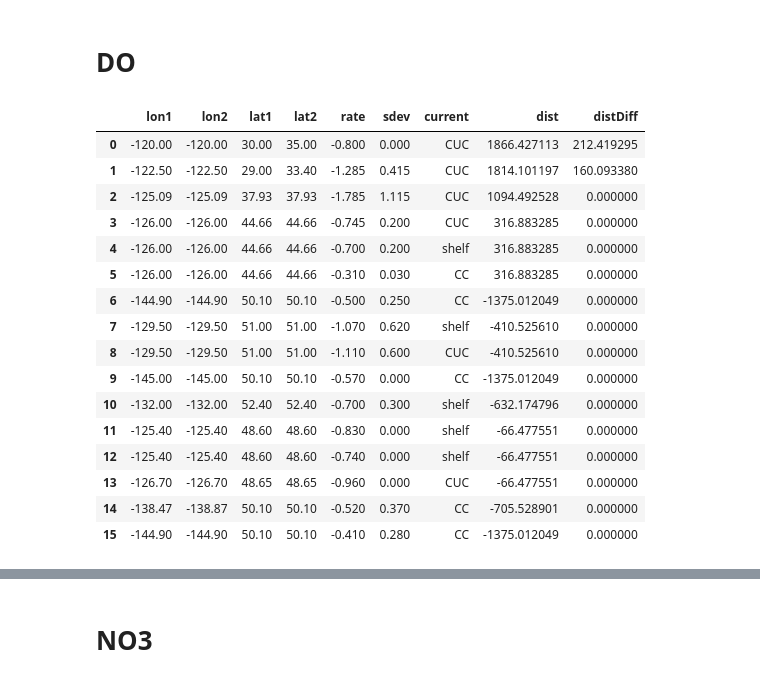
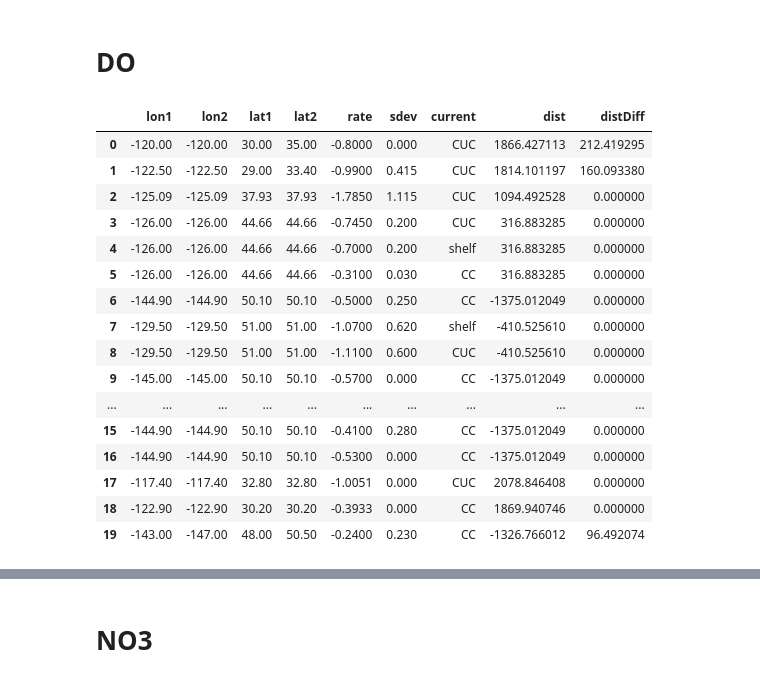
Before and after one commit to UBC-MOAD/analysis-becca, a Jupyter notebook: Synthesis/TrendPlotting.ipynb, the cells around one changed output, grey strips where cells are left out. Drawn from its saved outputs; the diff is of its cells as text; code cells hidden in the pictures.

```diff
--- a/Synthesis/TrendPlotting.ipynb
+++ b/Synthesis/TrendPlotting.ipynb
@@ -781,20 +787,32 @@ plt.savefig('/ocean/rbeutel/MOAD/analysis-becca/Synthesis/output/SpiceTrends.png
 [figure]
 # %% [markdown]
 # DO
+# %%
+# conversion functions
+# want all the trends in umol/kg/yr
+
+def oxygen_mlL_to_umolkg(oxygen_mlL):
+    # # empirical conversion from Crawford and Pena (2013)
+    # more accurate to use molar mass and density BUT we don't have temperature and salinity so..
+
+    C = 43.7 # umol/kg per 1 ml/L
+    oxygen_umolkg = (oxygen_mlL * C)
+
+    return oxygen_umolkg
 # %%
 # load in lit review results here
-points = 16
+points = 20
 d = {'lon1':np.zeros(points),'lon2':np.zeros(points),'lat1':np.zeros(points),'lat2':np.zeros(points),
      'rate':np.zeros(points),'sdev':np.zeros(points),'current':np.zeros(points),'dist':np.zeros(points),'distDiff':np.zeros(points)}
 Oxlit = pd.DataFrame(d)
 
-Oxlit['lon1'] = [-120, -122.5, -125.09, -126, -126, -126, -144.9, -129.5, -129.5,-145,-132,-125.4,-125.4,-126.7,-138.47,-144.9]
-Oxlit['lon2'] = [-120, -122.5, -125.09, -126, -126, -126, -144.9, -129.5, -129.5,-145,-132,-125.4,-125.4,-126.7,-138.87,-144.9]
-Oxlit['lat1'] = [30, 29, 37.93, 44.66, 44.66, 44.66, 50.1, 51, 51,50.1,52.4,48.6,48.6,48.65,50.1,50.1]
-Oxlit['lat2'] = [35, 33.4, 37.93, 44.66, 44.66, 44.66, 50.1, 51, 51,50.1,52.4,48.6,48.6,48.65,50.1,50.1]
-Oxlit['current'] = ['CUC','CUC','CUC','CUC','shelf','CC','CC','shelf','CUC','CC','shelf','shelf','shelf','CUC','CC','CC']
-Oxlit['rate'] = [-0.8,-1.285,-1.785,-0.745,-0.7,-0.31,-0.5,-1.07,-1.11,-0.57,-0.7,-0.83,-0.74,-0.96,-0.52,-0.41]
-Oxlit['sdev'] = [0,0.415,1.115,0.2,0.2,0.03,0.25,0.62,0.6,0,0.3,0,0,0,0.37,0.28]
+Oxlit['lon1'] = [-120, -122.5, -125.09, -126, -126, -126, -144.9, -129.5, -129.5,-145,-132,-125.4,-125.4,-126.7,-138.47,-144.9,-144.9,-117.4,-122.9,-143]
+Oxlit['lon2'] = [-120, -122.5, -125.09, -126, -126, -126, -144.9, -129.5, -129.5,-145,-132,-125.4,-125.4,-126.7,-138.87,-144.9,-144.9,-117.4,-122.9,-147]
+Oxlit['lat1'] = [30, 29, 37.93, 44.66, 44.66, 44.66, 50.1, 51, 51,50.1,52.4,48.6,48.6,48.65,50.1,50.1,50.1,32.8,30.2,48]
+Oxlit['lat2'] = [35, 33.4, 37.93, 44.66, 44.66, 44.66, 50.1, 51, 51,50.1,52.4,48.6,48.6,48.65,50.1,50.1,50.1,32.8,30.2,50.5]
+Oxlit['current'] = ['CUC','CUC','CUC','CUC','shelf','CC','CC','shelf','CUC','CC','shelf','shelf','shelf','CUC','CC','CC','CC','CUC','CC','CC']
+Oxlit['rate'] = [-0.8,-0.99,-1.785,-0.745,-0.7,-0.31,-0.5,-1.07,-1.11,-0.57,-0.7,-0.83,-0.74,-0.96,-0.52,-0.41,-0.53,oxygen_mlL_to_umolkg(-0.023),oxygen_mlL_to_umolkg(-0.009),-0.24]
+Oxlit['sdev'] = [0,0.415,1.115,0.2,0.2,0.03,0.25,0.62,0.6,0,0.3,0,0,0,0.37,0.28,0,0,0,0.23]
 
 
 # calculate distances
@@ -816,49 +834,49 @@ Oxlit['dist'][(Oxlit.current == 'CC')] = np.select(
         np.isnan(abs_a),        # a NaN, take b
         np.isnan(abs_b)         # b NaN, take a
     ],
     [
         np.nanmean([distance_NS1,distance_NS2],axis=0)[(Oxlit.current == 'CC')],
         np.nanmean([distance_EW1,distance_EW2],axis=0)[(Oxlit.current == 'CC')],
         np.nanmean([distance_EW1,distance_EW2],axis=0)[(Oxlit.current == 'CC')],
         np.nanmean([distance_NS1,distance_NS2],axis=0)[(Oxlit.current == 'CC')]
     ],
     default=np.nan
 )
 Oxlit['distDiff'][(Oxlit.current == 'CC')] = np.select(
     [
         abs_a <= abs_b,       # a closer to zero
         abs_b < abs_a,       # b closer to zero
         np.isnan(abs_a),        # a NaN, take b
         np.isnan(abs_b)         # b NaN, take a
     ],
     [
         np.abs(distance_NS1-distance_NS2)[(Oxlit.current == 'CC')]/2,
         np.abs(distance_EW1-distance_EW2)[(Oxlit.current == 'CC')]/2,
         np.abs(distance_EW1-distance_EW2)[(Oxlit.current == 'CC')]/2,
         np.abs(distance_NS1-distance_NS2)[(Oxlit.current == 'CC')]/2
     ],
     default=np.nan
 )
 
 Oxlit
 # %% [output]
 |  | lon1 | lon2 | lat1 | lat2 | rate | sdev | current | dist | distDiff |
-| 0 | -120.00 | -120.00 | 30.00 | 35.00 | -0.800 | 0.000 | CUC | 1866.427113 | 212.419295 |
-| 1 | -122.50 | -122.50 | 29.00 | 33.40 | -1.285 | 0.415 | CUC | 1814.101197 | 160.093380 |
-| 2 | -125.09 | -125.09 | 37.93 | 37.93 | -1.785 | 1.115 | CUC | 1094.492528 | 0.000000 |
-| 3 | -126.00 | -126.00 | 44.66 | 44.66 | -0.745 | 0.200 | CUC | 316.883285 | 0.000000 |
-| 4 | -126.00 | -126.00 | 44.66 | 44.66 | -0.700 | 0.200 | shelf | 316.883285 | 0.000000 |
-| 5 | -126.00 | -126.00 | 44.66 | 44.66 | -0.310 | 0.030 | CC | 316.883285 | 0.000000 |
-| 6 | -144.90 | -144.90 | 50.10 | 50.10 | -0.500 | 0.250 | CC | -1375.012049 | 0.000000 |
-| 7 | -129.50 | -129.50 | 51.00 | 51.00 | -1.070 | 0.620 | shelf | -410.525610 | 0.000000 |
-| 8 | -129.50 | -129.50 | 51.00 | 51.00 | -1.110 | 0.600 | CUC | -410.525610 | 0.000000 |
-| 9 | -145.00 | -145.00 | 50.10 | 50.10 | -0.570 | 0.000 | CC | -1375.012049 | 0.000000 |
-| 10 | -132.00 | -132.00 | 52.40 | 52.40 | -0.700 | 0.300 | shelf | -632.174796 | 0.000000 |
-| 11 | -125.40 | -125.40 | 48.60 | 48.60 | -0.830 | 0.000 | shelf | -66.477551 | 0.000000 |
-| 12 | -125.40 | -125.40 | 48.60 | 48.60 | -0.740 | 0.000 | shelf | -66.477551 | 0.000000 |
-| 13 | -126.70 | -126.70 | 48.65 | 48.65 | -0.960 | 0.000 | CUC | -66.477551 | 0.000000 |
-| 14 | -138.47 | -138.87 | 50.10 | 50.10 | -0.520 | 0.370 | CC | -705.528901 | 0.000000 |
-| 15 | -144.90 | -144.90 | 50.10 | 50.10 | -0.410 | 0.280 | CC | -1375.012049 | 0.000000 |
+| 0 | -120.00 | -120.00 | 30.00 | 35.00 | -0.8000 | 0.000 | CUC | 1866.427113 | 212.419295 |
+| 1 | -122.50 | -122.50 | 29.00 | 33.40 | -0.9900 | 0.415 | CUC | 1814.101197 | 160.093380 |
+| 2 | -125.09 | -125.09 | 37.93 | 37.93 | -1.7850 | 1.115 | CUC | 1094.492528 | 0.000000 |
+| 3 | -126.00 | -126.00 | 44.66 | 44.66 | -0.7450 | 0.200 | CUC | 316.883285 | 0.000000 |
+| 4 | -126.00 | -126.00 | 44.66 | 44.66 | -0.7000 | 0.200 | shelf | 316.883285 | 0.000000 |
+| 5 | -126.00 | -126.00 | 44.66 | 44.66 | -0.3100 | 0.030 | CC | 316.883285 | 0.000000 |
+| 6 | -144.90 | -144.90 | 50.10 | 50.10 | -0.5000 | 0.250 | CC | -1375.012049 | 0.000000 |
+| 7 | -129.50 | -129.50 | 51.00 | 51.00 | -1.0700 | 0.620 | shelf | -410.525610 | 0.000000 |
+| 8 | -129.50 | -129.50 | 51.00 | 51.00 | -1.1100 | 0.600 | CUC | -410.525610 | 0.000000 |
+| 9 | -145.00 | -145.00 | 50.10 | 50.10 | -0.5700 | 0.000 | CC | -1375.012049 | 0.000000 |
+| ... | ... | ... | ... | ... | ... | ... | ... | ... | ... |
+| 15 | -144.90 | -144.90 | 50.10 | 50.10 | -0.4100 | 0.280 | CC | -1375.012049 | 0.000000 |
+| 16 | -144.90 | -144.90 | 50.10 | 50.10 | -0.5300 | 0.000 | CC | -1375.012049 | 0.000000 |
+| 17 | -117.40 | -117.40 | 32.80 | 32.80 | -1.0051 | 0.000 | CUC | 2078.846408 | 0.000000 |
+| 18 | -122.90 | -122.90 | 30.20 | 30.20 | -0.3933 | 0.000 | CC | 1869.940746 | 0.000000 |
+| 19 | -143.00 | -147.00 | 48.00 | 50.50 | -0.2400 | 0.230 | CC | -1326.766012 | 96.492074 |
 # %%
 variable = 'DO (umol kg-1)'
 
```
Also changed, not shown: parts of 6 cells of this notebook.
